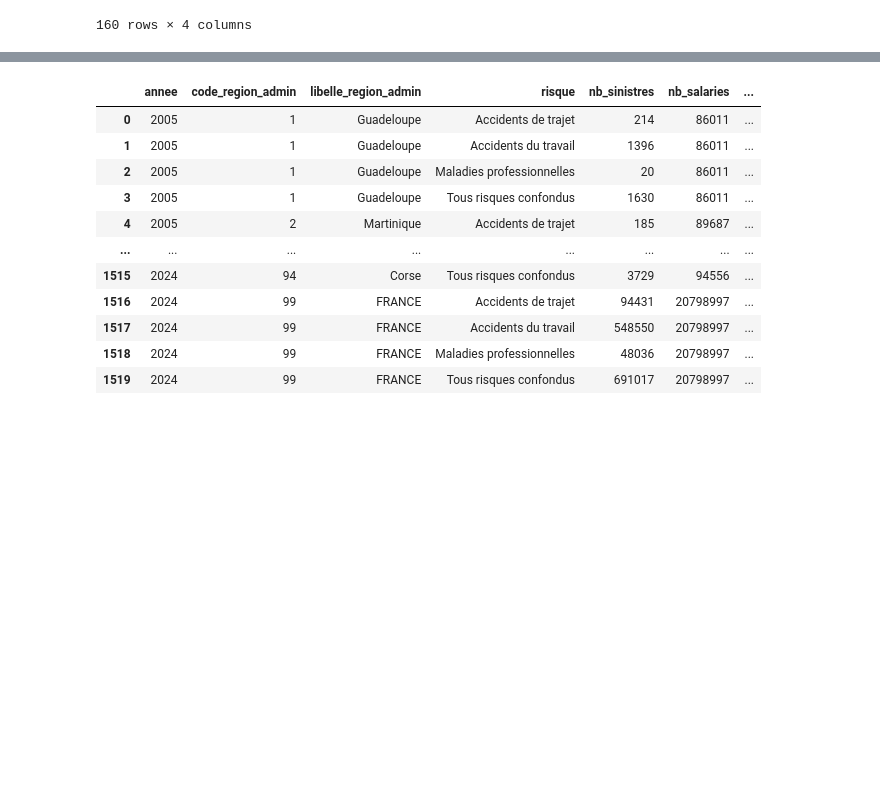
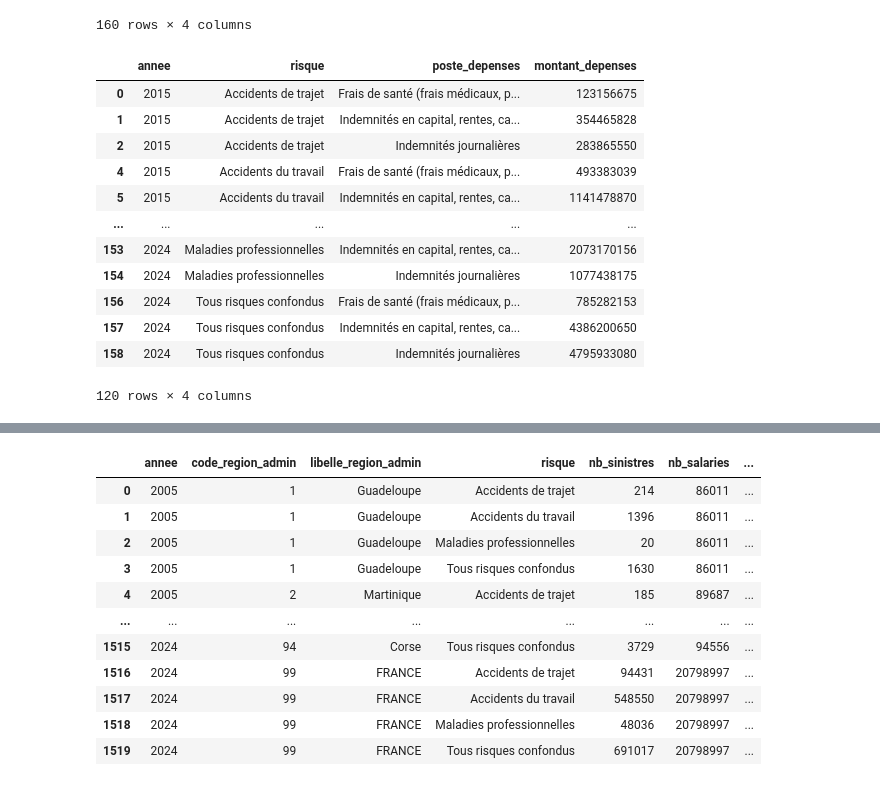
Before and after one commit to hannaabboudjr-alt/Hanna_brief_13, a Jupyter notebook: Desktop/13/exploration.ipynb, the cells around one changed output, grey strips where cells are left out. Cells and saved outputs as stored; diff of their text form; code cells hidden in the pictures; blank space fills up the shorter version.

```diff
--- a/Desktop/13/exploration.ipynb
+++ b/Desktop/13/exploration.ipynb
@@ -261,3 +273,21 @@ df_depense
 | 158 | 2024 | Tous risques confondus | Indemnités journalières | 4795933080 |
 | 159 | 2024 | Tous risques confondus | Tous postes de dépense confondus | 9967415883 |
 160 rows × 4 columns
+# %%
+#supprimer les lignes où poste_depenses = "Tous postes de dépense confondus"
+df_depense = df_depense[df_depense["poste_depenses"] != "Tous postes de dépense confondus"]
+df_depense
+# %% [output]
+|  | annee | risque | poste_depenses | montant_depenses |
+| 0 | 2015 | Accidents de trajet | Frais de santé (frais médicaux, p... | 123156675 |
+| 1 | 2015 | Accidents de trajet | Indemnités en capital, rentes, ca... | 354465828 |
+| 2 | 2015 | Accidents de trajet | Indemnités journalières | 283865550 |
+| 4 | 2015 | Accidents du travail | Frais de santé (frais médicaux, p... | 493383039 |
+| 5 | 2015 | Accidents du travail | Indemnités en capital, rentes, ca... | 1141478870 |
+| ... | ... | ... | ... | ... |
+| 153 | 2024 | Maladies professionnelles | Indemnités en capital, rentes, ca... | 2073170156 |
+| 154 | 2024 | Maladies professionnelles | Indemnités journalières | 1077438175 |
+| 156 | 2024 | Tous risques confondus | Frais de santé (frais médicaux, p... | 785282153 |
+| 157 | 2024 | Tous risques confondus | Indemnités en capital, rentes, ca... | 4386200650 |
+| 158 | 2024 | Tous risques confondus | Indemnités journalières | 4795933080 |
+120 rows × 4 columns
```
Also changed, not shown: parts of 14 cells of this notebook, 6 other files.
